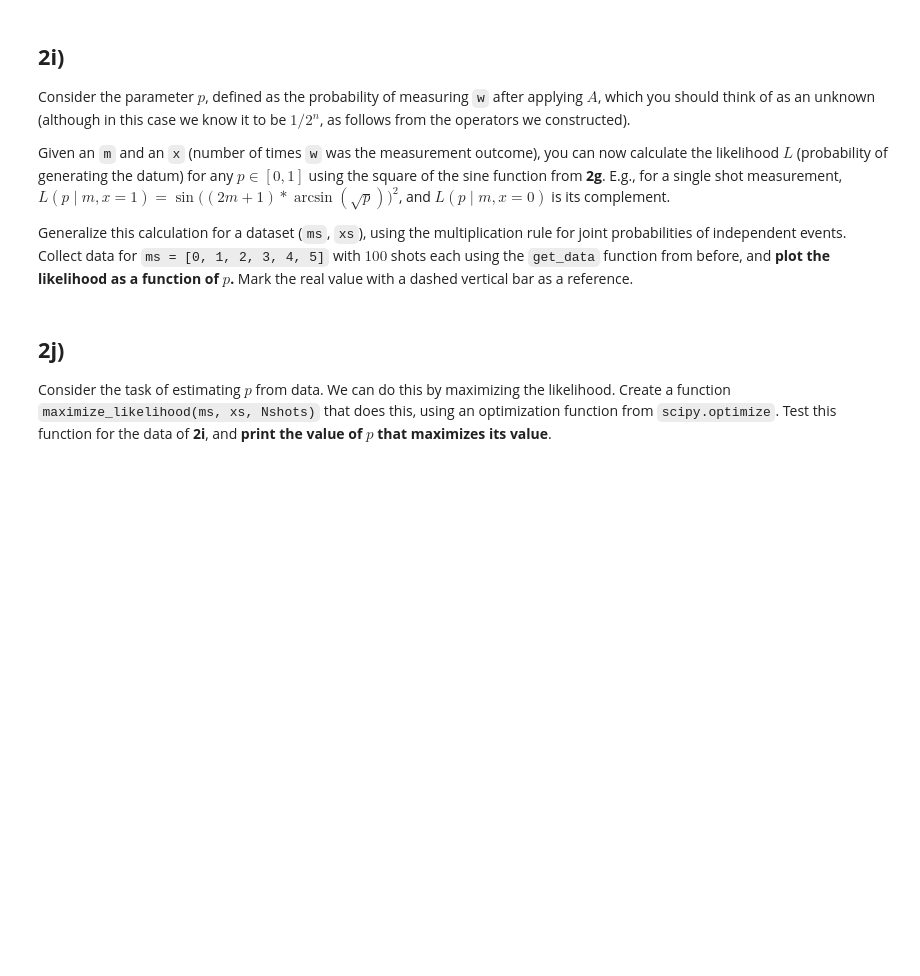
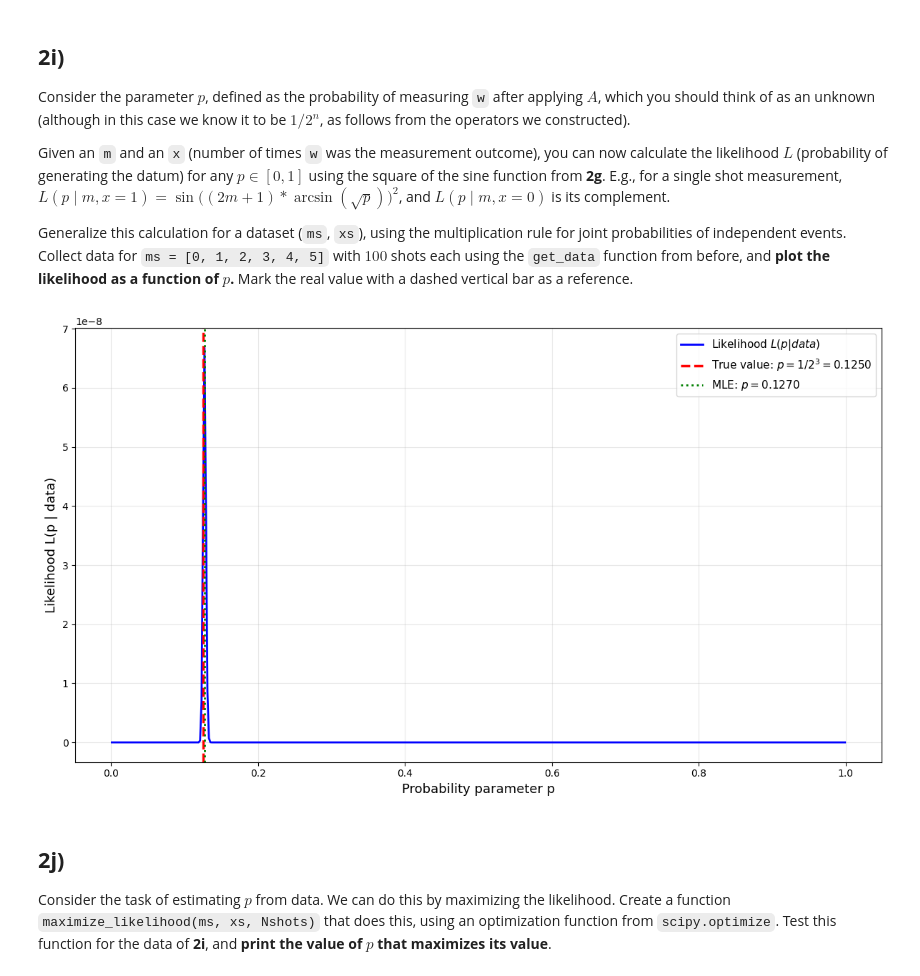
Before and after one commit to ajay-mk/VTQ-Hackathon-Solutions, a Jupyter notebook: VTQ_Hackathon_prompt.ipynb, the cells around one changed output. Cells and saved outputs as stored; diff of their text form; code cells hidden in the pictures; blank space fills up the shorter version.

```diff
--- a/VTQ_Hackathon_prompt.ipynb
+++ b/VTQ_Hackathon_prompt.ipynb
@@ -1363,6 +1209,70 @@ Consider the parameter $p$, defined as the probability of measuring `w` after ap
 Given an `m` and an `x` (number of times `w` was the measurement outcome), you can now calculate the likelihood $L$ (probability of generating the datum) for any $p \in [0,1]$ using the square of the sine function from **2g**. E.g., for a single shot measurement, $L(p \mid m, x=1) = \sin\big((2m+1)*\arcsin(\sqrt{p})\big)^2$, and $L(p \mid m, x=0)$ is its complement.
 
 Generalize this calculation for a dataset (`ms`, `xs`), using the multiplication rule for joint probabilities of independent events. Collect data for `ms = [0, 1, 2, 3, 4, 5]` with $100$ shots each using the `get_data` function from before, and **plot the likelihood as a function of $p$.** Mark the real value with a dashed vertical bar as a reference.
+# %%
+def calculate_likelihood(p, ms, xs):
+    """
+    Calculate likelihood L(p | ms, xs) for given p and dataset
+
+    p: Probability parameter (between 0 and 1)
+    ms: List of iteration counts used
+    xs: List of measurement outcomes (number of times w was measured for each m)
+
+    Returns: Likelihood value
+    """
+    likelihood = 1.0
+
+    for m, x, Nshots in zip(ms, xs, [100]*len(ms)):  # 100 shots each as per the question
+        # Probability of measuring w given p and m
+        A_m = np.sin((2*m + 1) * np.arcsin(np.sqrt(p)))
+        P_w = A_m**2  # Probability of measuring w
+        P_not_w = 1 - P_w  # Probability of not measuring w, independent event
+
+        # Binomial probability: L(p | m, x) = P_w^x * P_not_w^(Nshots-x)
+        # We need the binomial coefficient too for proper likelihood
+        from scipy.special import comb
+        L_single = comb(Nshots, x, exact=True) * (P_w**x) * (P_not_w**(Nshots-x))
+
+        # Multiply likelihoods (independent events)
+        likelihood *= L_single
+
+    return likelihood
+
+
+# Collect data for ms = [0, 1, 2, 3, 4, 5] with 100 shots each
+ms_data = [0, 1, 2, 3, 4, 5]
+Nshots_per_m = 100
+xs_data = get_data(ms_data, n=3, Nshots=Nshots_per_m)
+
+# Calculate likelihood for range of p values
+p_values = np.linspace(0.001, 0.999, 500)  # Avoid exactly 0 and 1
+likelihoods = []
+
+for p in p_values:
+    L = calculate_likelihood(p, ms_data, xs_data)
+    likelihoods.append(L)
+
+# Find maximum likelihood estimate
+max_likelihood_idx = np.argmax(likelihoods)
+p_mle = p_values[max_likelihood_idx]
+
+# True value
+p_true = 1 / (2**n)
+
+# Plot likelihood function
+plt.figure(figsize=(12, 7))
+plt.plot(p_values, likelihoods, 'b-', linewidth=2, label='Likelihood $L(p | data)$')
+plt.axvline(x=p_true, color='r', linestyle='--', linewidth=2.5, label=f'True value: $p = 1/2^{n} = {p_true:.4f}$')
+plt.axvline(x=p_mle, color='g', linestyle=':', linewidth=2, label=f'MLE: $p = {p_mle:.4f}$')
+
+plt.xlabel('Probability parameter p', fontsize=13)
+plt.ylabel('Likelihood L(p | data)', fontsize=13)
+plt.grid(True, alpha=0.3)
+plt.legend(fontsize=11, loc='best')
+plt.tight_layout()
+plt.show()
+# %% [output]
+[figure, added]
 # %% [markdown]
 ## **2j)**
 
```
Also changed, not shown: parts of 7 cells of this notebook.
